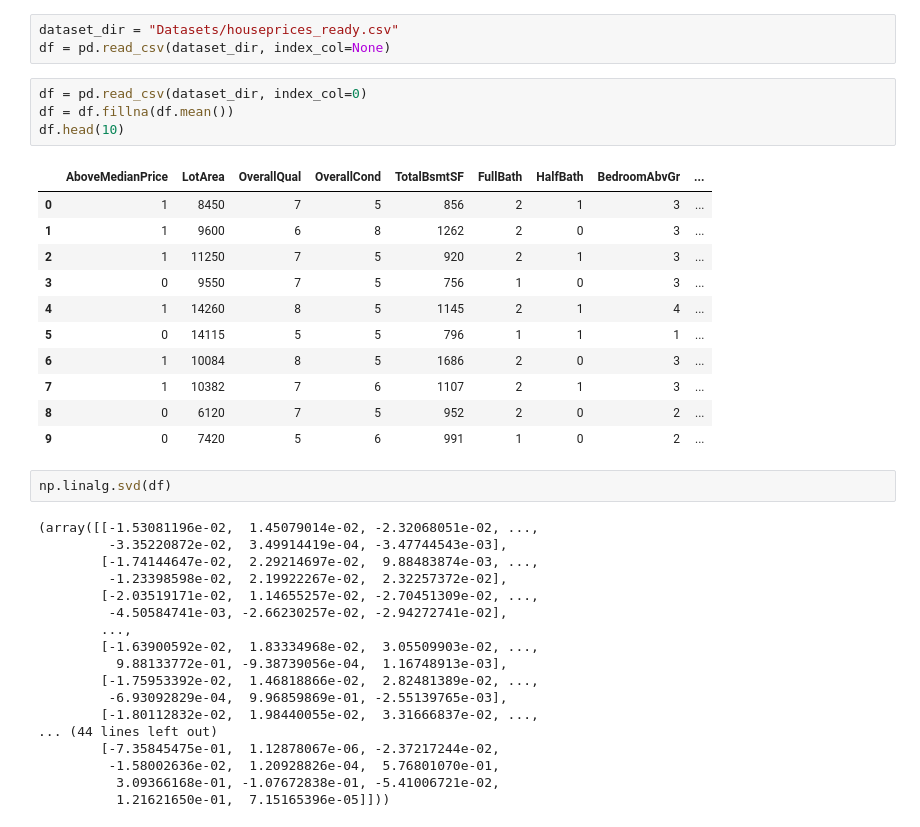
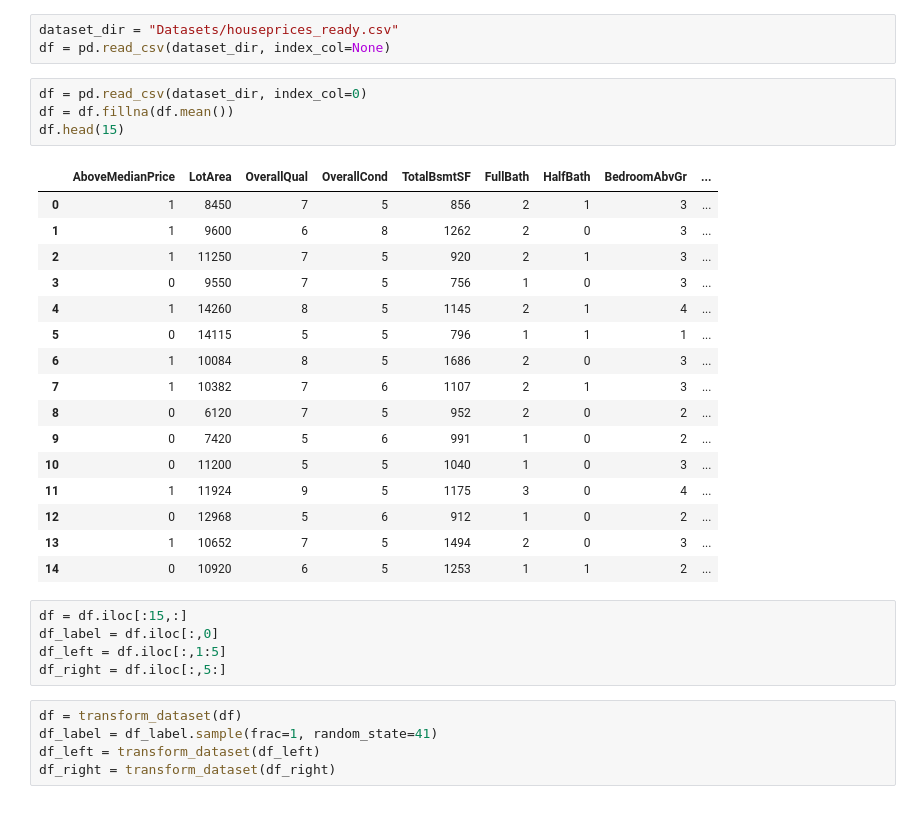
Before and after one commit to efeyusuf/MICS, a Jupyter notebook: Untitled.ipynb, the cells around one changed output. Cells and saved outputs as stored; diff of their text form.

```diff
--- a/Untitled.ipynb
+++ b/Untitled.ipynb
@@ -7,36 +7,31 @@ df = pd.read_csv(dataset_dir, index_col=None)
 # %%
 df = pd.read_csv(dataset_dir, index_col=0)
 df = df.fillna(df.mean())
-df.head(10)
+df.head(15)
 # %% [output]
 |  | AboveMedianPrice | LotArea | OverallQual | OverallCond | TotalBsmtSF | FullBath | HalfBath | BedroomAbvGr | ... |
 | 0 | 1 | 8450 | 7 | 5 | 856 | 2 | 1 | 3 | ... |
 | 1 | 1 | 9600 | 6 | 8 | 1262 | 2 | 0 | 3 | ... |
 | 2 | 1 | 11250 | 7 | 5 | 920 | 2 | 1 | 3 | ... |
 | 3 | 0 | 9550 | 7 | 5 | 756 | 1 | 0 | 3 | ... |
 | 4 | 1 | 14260 | 8 | 5 | 1145 | 2 | 1 | 4 | ... |
 | 5 | 0 | 14115 | 5 | 5 | 796 | 1 | 1 | 1 | ... |
 | 6 | 1 | 10084 | 8 | 5 | 1686 | 2 | 0 | 3 | ... |
 | 7 | 1 | 10382 | 7 | 6 | 1107 | 2 | 1 | 3 | ... |
 | 8 | 0 | 6120 | 7 | 5 | 952 | 2 | 0 | 2 | ... |
 | 9 | 0 | 7420 | 5 | 6 | 991 | 1 | 0 | 2 | ... |
+| 10 | 0 | 11200 | 5 | 5 | 1040 | 1 | 0 | 3 | ... |
+| 11 | 1 | 11924 | 9 | 5 | 1175 | 3 | 0 | 4 | ... |
+| 12 | 0 | 12968 | 5 | 6 | 912 | 1 | 0 | 2 | ... |
+| 13 | 1 | 10652 | 7 | 5 | 1494 | 2 | 0 | 3 | ... |
+| 14 | 0 | 10920 | 6 | 5 | 1253 | 1 | 1 | 2 | ... |
-# %%
-np.linalg.svd(df)
-# %% [output]
-(array([[-1.53081196e-02,  1.45079014e-02, -2.32068051e-02, ...,
-         -3.35220872e-02,  3.49914419e-04, -3.47744543e-03],
-        [-1.74144647e-02,  2.29214697e-02,  9.88483874e-03, ...,
-         -1.23398598e-02,  2.19922267e-02,  2.32257372e-02],
-        [-2.03519171e-02,  1.14655257e-02, -2.70451309e-02, ...,
-         -4.50584741e-03, -2.66230257e-02, -2.94272741e-02],
-        ...,
-        [-1.63900592e-02,  1.83334968e-02,  3.05509903e-02, ...,
-          9.88133772e-01, -9.38739056e-04,  1.16748913e-03],
-        [-1.75953392e-02,  1.46818866e-02,  2.82481389e-02, ...,
-         -6.93092829e-04,  9.96859869e-01, -2.55139765e-03],
-        [-1.80112832e-02,  1.98440055e-02,  3.31666837e-02, ...,
-... (44 lines left out)
-        [-7.35845475e-01,  1.12878067e-06, -2.37217244e-02,
-         -1.58002636e-02,  1.20928826e-04,  5.76801070e-01,
-          3.09366168e-01, -1.07672838e-01, -5.41006721e-02,
-          1.21621650e-01,  7.15165396e-05]]))
+# %%
+df = df.iloc[:15,:]
+df_label = df.iloc[:,0]
+df_left = df.iloc[:,1:5]
+df_right = df.iloc[:,5:]
+# %%
+df = transform_dataset(df)
+df_label = df_label.sample(frac=1, random_state=41)
+df_left = transform_dataset(df_left)
+df_right = transform_dataset(df_right)
```
Also changed, not shown: parts of 6 cells of this notebook, 7 other files.
